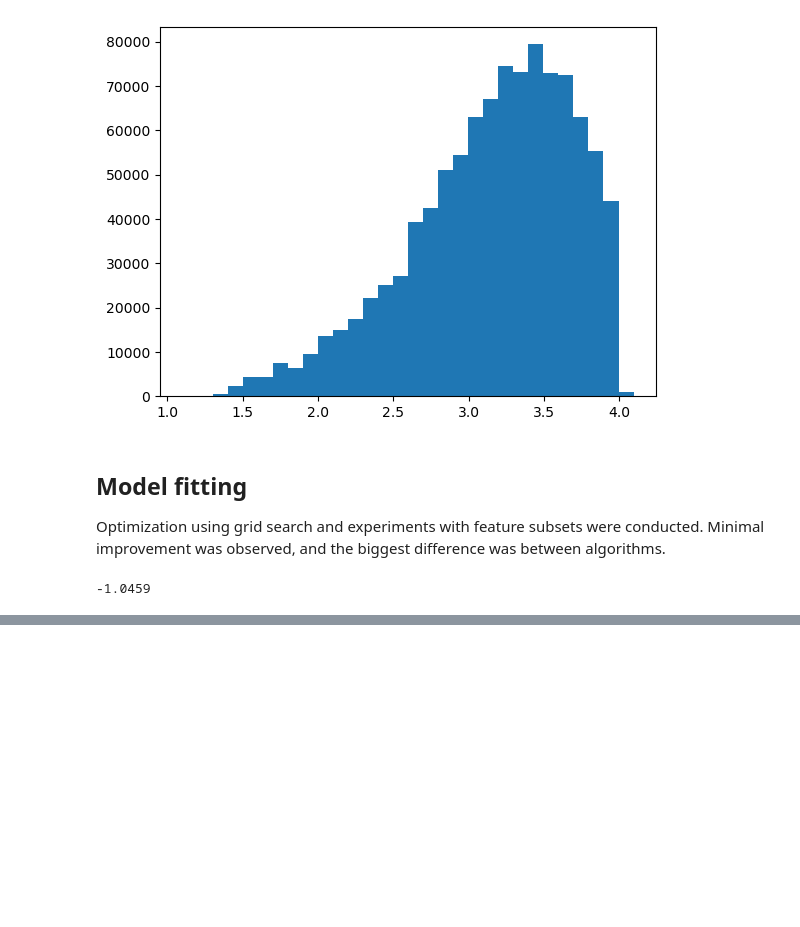
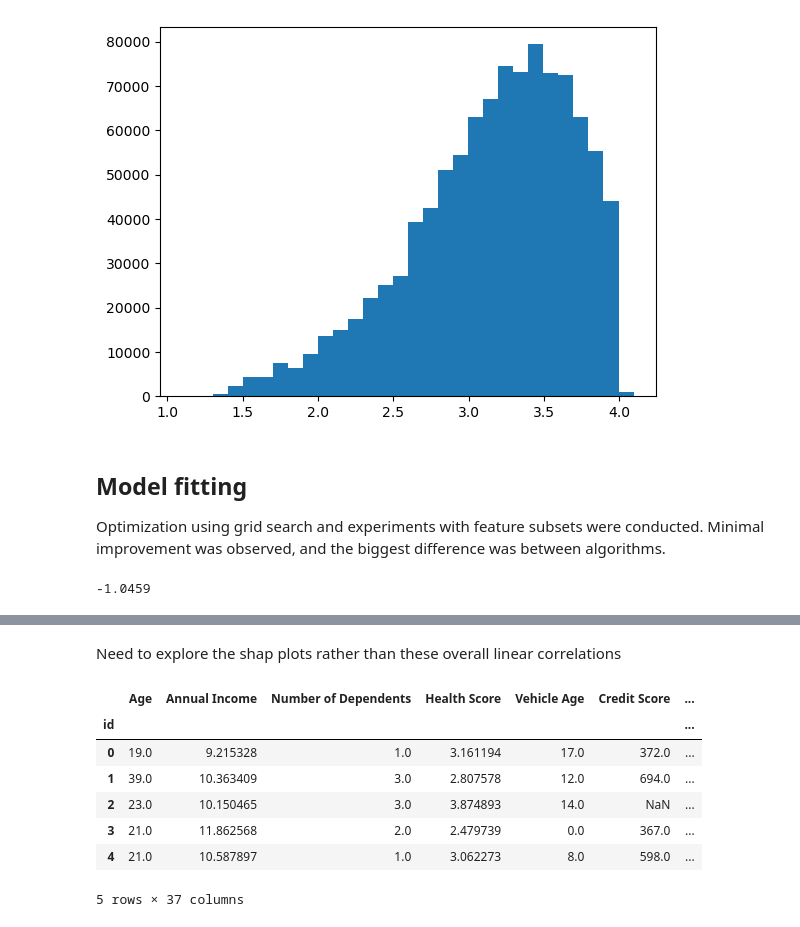
Before and after one commit to xelanicol/Portfolio, a Jupyter notebook: Kaggle_regression_insurance/solution_score_1.04541.ipynb, the cells around one changed output, grey strips where cells are left out. Drawn from its saved outputs; the diff is of its cells as text; code cells hidden in the pictures; blank space fills up the shorter version.

```diff
--- a/Kaggle_regression_insurance/solution_score_1.04541.ipynb
+++ b/Kaggle_regression_insurance/solution_score_1.04541.ipynb
@@ -225,0 +257,14 @@ importance.sort_values(by='importances_mean').plot(kind='barh',xerr='importances
+# %% [markdown]
+Need to explore the shap plots rather than these overall linear correlations
+# %%
+X_ohe = pd.get_dummies(X,drop_first=True)
+X_ohe.head()
+# %% [output]
+|  | Age | Annual Income | Number of Dependents | Health Score | Vehicle Age | Credit Score | ... |
+| id |  |  |  |  |  |  | ... |
+| 0 | 19.0 | 9.215328 | 1.0 | 3.161194 | 17.0 | 372.0 | ... |
+| 1 | 39.0 | 10.363409 | 3.0 | 2.807578 | 12.0 | 694.0 | ... |
+| 2 | 23.0 | 10.150465 | 3.0 | 3.874893 | 14.0 | NaN | ... |
+| 3 | 21.0 | 11.862568 | 2.0 | 2.479739 | 0.0 | 367.0 | ... |
+| 4 | 21.0 | 10.587897 | 1.0 | 3.062273 | 8.0 | 598.0 | ... |
+5 rows × 37 columns
```
Also changed, not shown: parts of 11 cells of this notebook, 5 other files.
